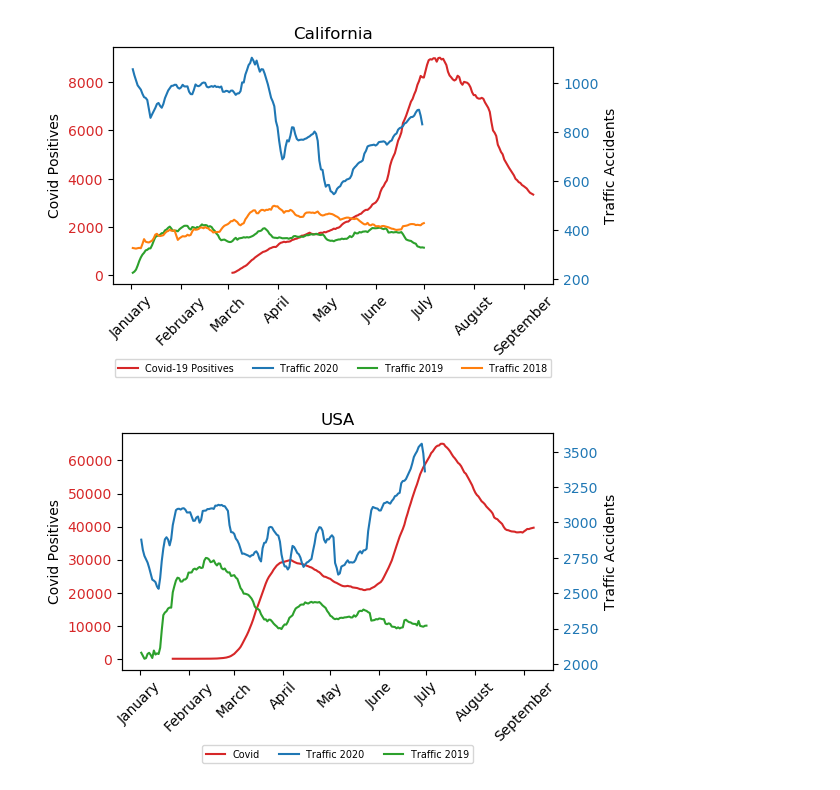
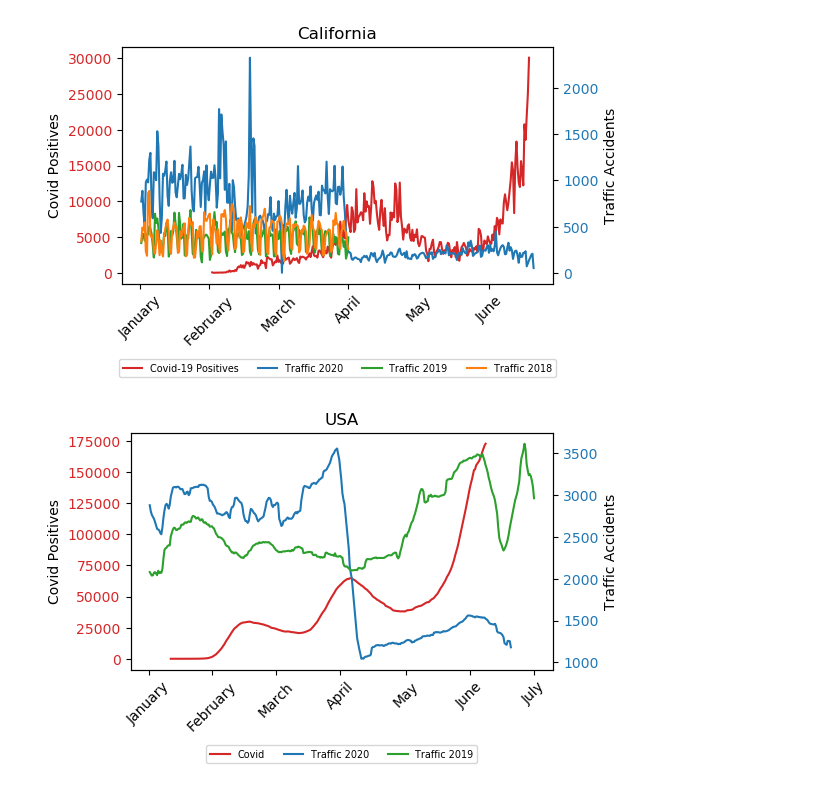
Before and after one commit to nesattorney/BED2056-project, a Jupyter notebook: project.ipynb, the cells around one changed output. Cells and saved outputs as stored; diff of their text form; code cells hidden in the pictures.

Commit message:
add new data

```diff
--- a/project.ipynb
+++ b/project.ipynb
@@ -7,11 +7,18 @@ from us_states_abbrev import *
 covid_path = "data/covid/us_states_covid19_daily.csv"
 covid_all_path = "data/covid/us_covid19_daily.csv"
 traffic_path = "data/traffic/US_Accidents_June20.csv"
+traffic_path_2020_2 = "data/traffic/mq_accidents_2020_2.csv"
 
 covid_data = pd.read_csv(covid_path, usecols=['date', 'state', 'positive', 'negative', 'totalTestResults', 'hospitalizedCurrently', 'hospitalizedCumulative', 'death'])
 covid_all_data = pd.read_csv(covid_all_path, usecols=['date', 'positive'])
 traffic_data = pd.read_csv(traffic_path, usecols=['Start_Time', 'State'])
 traffic_data = traffic_data.rename(columns={'State': 'state'})
+
+traffic_data_2020_2 = pd.read_csv(traffic_path_2020_2, usecols=['StartTime(UTC)', 'State'])
+traffic_data_2020_2 = traffic_data_2020_2.rename(columns={'State': 'state'})
+traffic_data_2020_2 = traffic_data_2020_2.rename(columns={'StartTime(UTC)': 'Start_Time'})
+
+traffic_data = traffic_data.append(traffic_data_2020_2, ignore_index=True)
 # %%
 population_path = 'data/population/nst-est2019-alldata.csv'
 population_data = pd.read_csv(population_path, usecols=['NAME', 'POPESTIMATE2018', 'POPESTIMATE2019'])
@@ -262,35 +287,35 @@ def plot_covid_state(state, moving_avg_window):
     # Plot taffic accidents 2018
     dates_traffic = state_traffic_data_2018['date']
     accidents = state_traffic_data_2018['count']
 
     color = 'tab:orange'
     line4 = ax2.plot(dates_traffic, accidents, color=color, label='Traffic 2018')
 
     ax2.set_xticklabels(['January', 'February', 'March', 'April', 'May', 'June', 'July', 'August', 'September', 'October', 'November'])
 
     ax2.tick_params(axis='y', labelcolor='tab:blue')
 
     # Combine labels from both axes
     lines = line1 + line2 + line3 + line4
     labels = [l.get_label() for l in lines]
 
     # Add legend to plot
     ax2.legend(lines, labels, loc='upper center', bbox_to_anchor=(0.5, -0.30),
           ncol=4, fancybox=True, fontsize="x-small")
 
     # Set title
     plt.title(state)
 
     # Save figure
     fig.tight_layout()
     plt.savefig('figures/'+ state)
 
     # Show figure
     plt.show()
 
-plot_covid_state('California', 21)
+plot_covid_state('California', 1)
 # %% [output]
-[figure, old version]
+[figure, new version]
 # %%
 def plot_covid_country(moving_avg_window):
 
@@ -315,7 +340,7 @@ def plot_covid_country(moving_avg_window):
 
     # Traffic data 2019 to June
     start_date = pd.to_datetime('2019-01-01', format='%Y-%m-%d', errors='ignore')
-    end_date = pd.to_datetime('2019-07-01', format='%Y-%m-%d', errors='ignore')
+    end_date = pd.to_datetime('2020-01-01', format='%Y-%m-%d', errors='ignore')
     mask = (all_traffic_data['date'] > start_date) & (all_traffic_data['date'] <= end_date)
     all_traffic_data_2019 = all_traffic_data.loc[mask]
     all_traffic_data_2019['date'] = all_traffic_data_2019['date'] + pd.DateOffset(years=1)
@@ -345,7 +370,7 @@ def plot_covid_country(moving_avg_window):
     ax2.set_ylabel('Traffic Accidents')
     line2 = ax2.plot(dates_traffic, accidents, color=color, label="Traffic 2020")
     ax2.tick_params(axis='y', labelcolor=color)
-    ax2.set_xticklabels(['January', 'February', 'March', 'April', 'May', 'June', 'July', 'August', 'September', 'October', 'November'])
+    ax2.set_xticklabels(['January', 'February', 'March', 'April', 'May', 'June', 'July', 'August', 'September', 'October', 'November', 'December'])
 
     # Plot traffic accidents 2019
     dates_traffic = all_traffic_data_2019['date']
@@ -371,7 +396,7 @@ def plot_covid_country(moving_avg_window):
 
 plot_covid_country(21)
 # %% [output]
-[figure, old version]
+[figure, new version]
 # %%
 plot_covid_state('California', 21)
 plot_covid_state('New York', 21)
```
Also changed, not shown: parts of 4 cells of this notebook.
